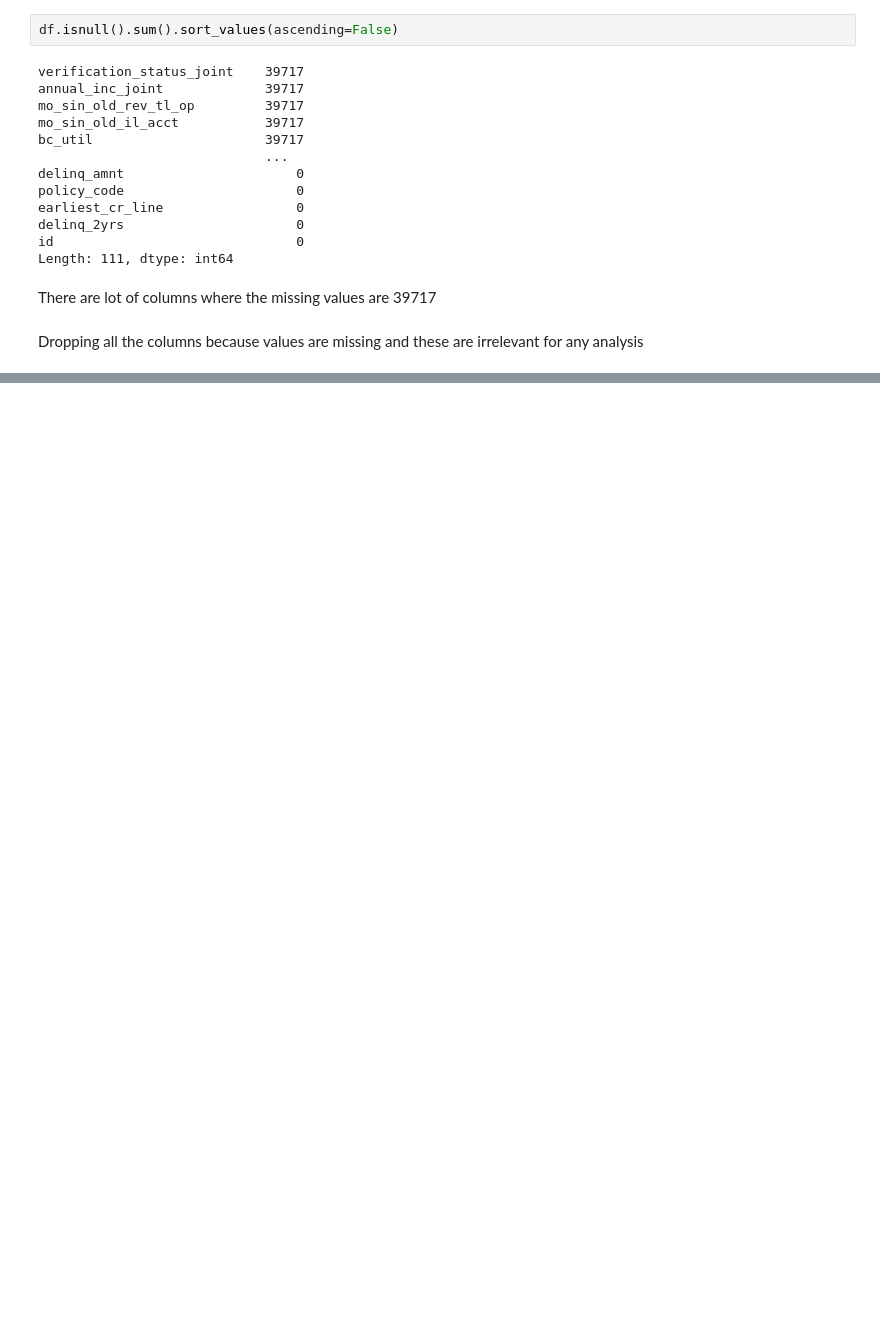
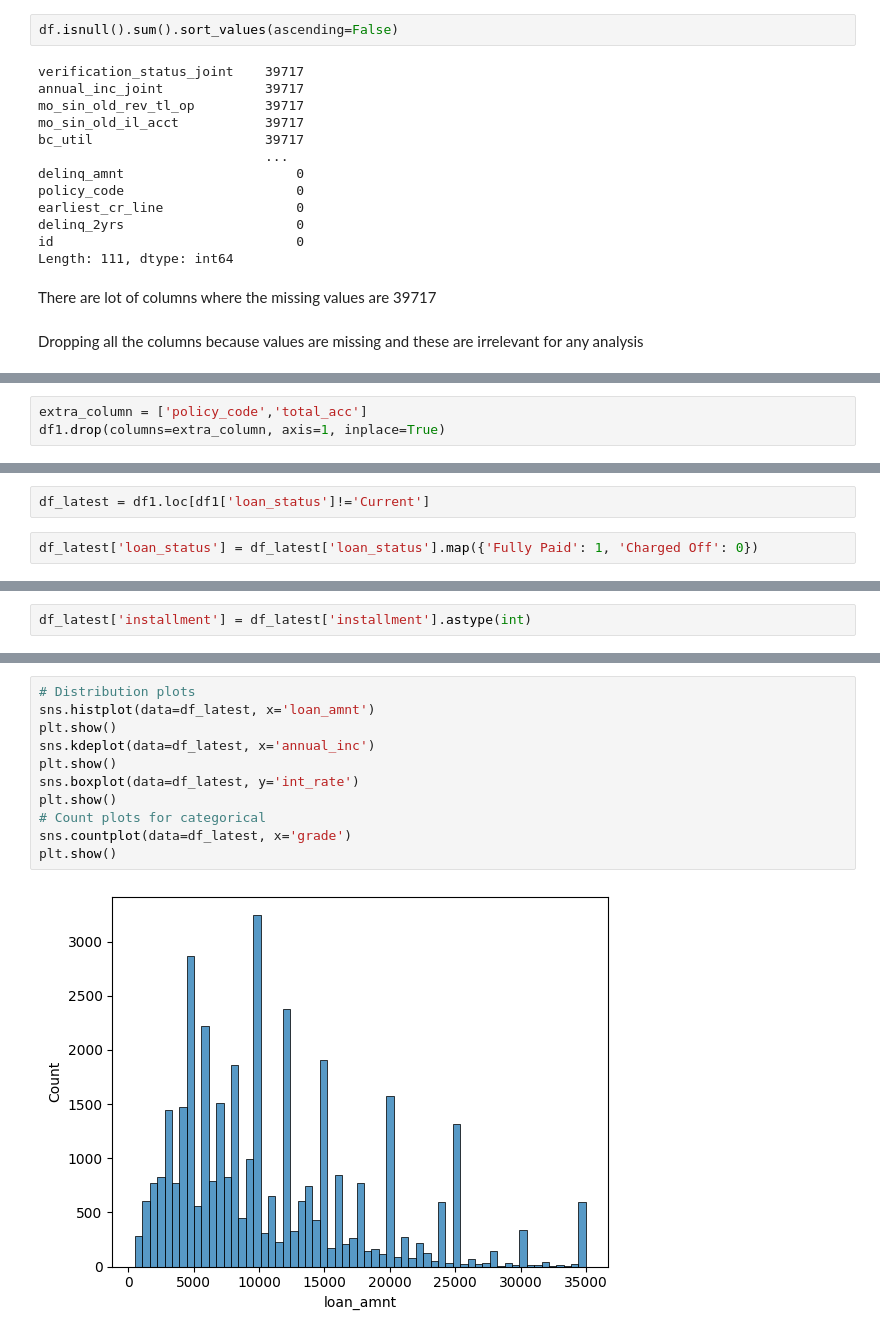
Before and after one commit to muralik31/Lending-Club-Case-Study, a Jupyter notebook: Murali_Krishna_Kondapally.ipynb, the cells around one changed output, grey strips where cells are left out. Saved outputs shown, nothing was run; the diff lists cells and outputs as text; blank space fills up the shorter version.

```diff
--- a/Murali_Krishna_Kondapally.ipynb
+++ b/Murali_Krishna_Kondapally.ipynb
@@ -150,0 +526,3 @@ memory usage: 17.3+ MB
+# %%
+extra_column = ['policy_code','total_acc']
+df1.drop(columns=extra_column, axis=1, inplace=True)
@@ -150,0 +557,4 @@ memory usage: 17.3+ MB
+# %%
+df_latest = df1.loc[df1['loan_status']!='Current']
+# %%
+df_latest['loan_status'] = df_latest['loan_status'].map({'Fully Paid': 1, 'Charged Off': 0})
@@ -150,0 +589,2 @@ memory usage: 17.3+ MB
+# %%
+df_latest['installment'] = df_latest['installment'].astype(int)
@@ -150,0 +628,13 @@ memory usage: 17.3+ MB
+# %%
+# Distribution plots
+sns.histplot(data=df_latest, x='loan_amnt')
+plt.show()
+sns.kdeplot(data=df_latest, x='annual_inc')
+plt.show()
+sns.boxplot(data=df_latest, y='int_rate')
+plt.show()
+# Count plots for categorical
+sns.countplot(data=df_latest, x='grade')
+plt.show()
+# %% [output]
+[figure, added]
```
Also changed, not shown: parts of 52 cells of this notebook.
